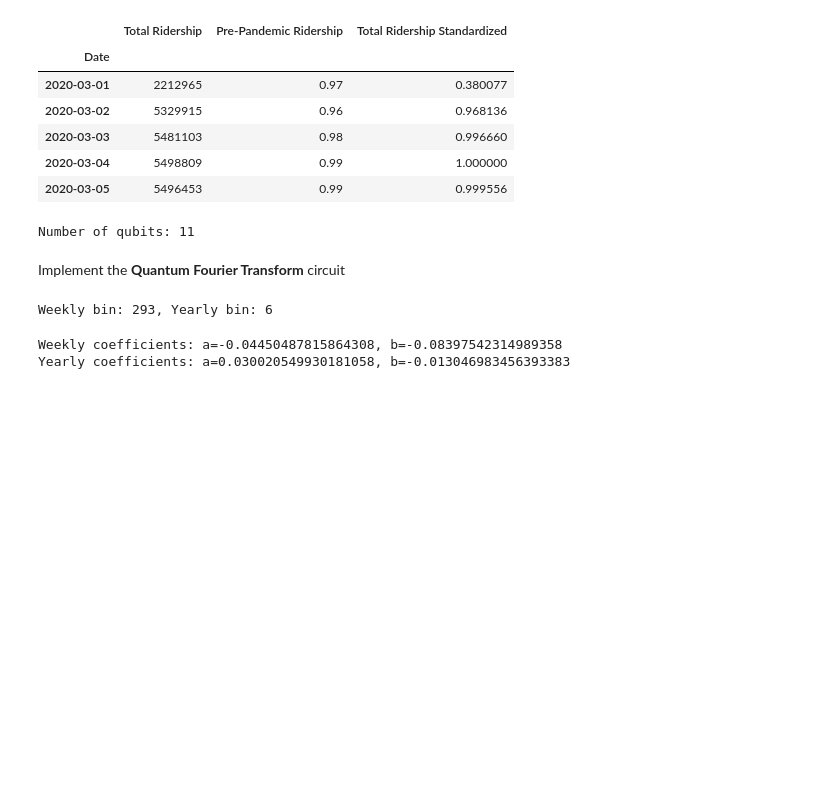
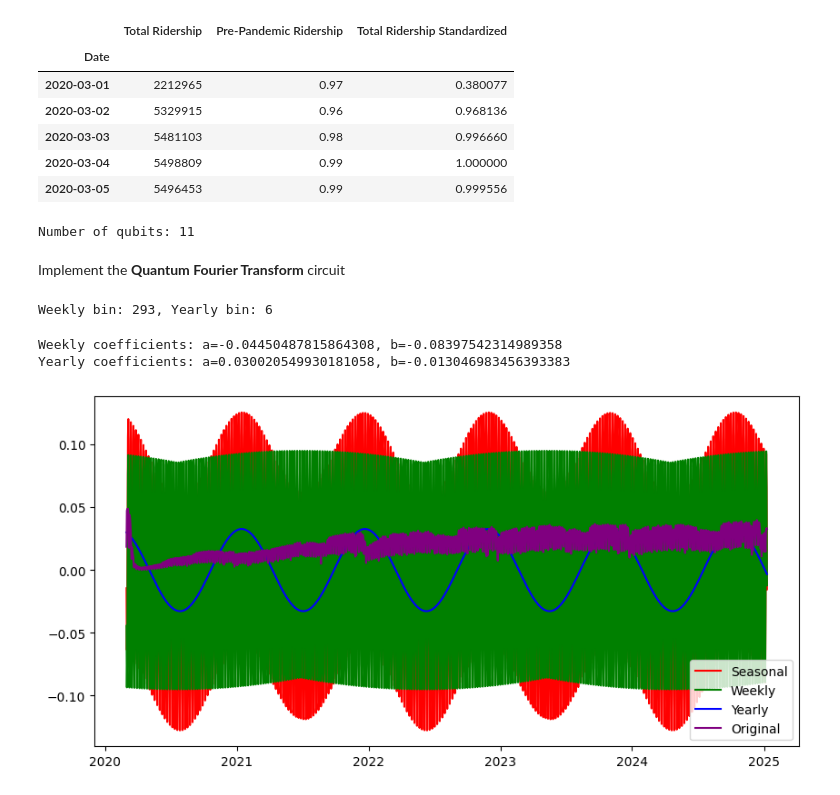
Before and after one commit to Raiden-Makoto/ScaryVirus, a Jupyter notebook: QTBATS.ipynb, the cells around one changed output. Saved outputs shown, nothing was run; the diff lists cells and outputs as text; code cells hidden in the pictures; blank space fills up the shorter version.

Commit message:
graphed qfft

```diff
--- a/QTBATS.ipynb
+++ b/QTBATS.ipynb
@@ -81,3 +81,22 @@ print(f"Yearly coefficients: a={a_yearly}, b={b_yearly}")
 # %% [output]
 Weekly coefficients: a=-0.04450487815864308, b=-0.08397542314989358
 Yearly coefficients: a=0.030020549930181058, b=-0.013046983456393383
+# %%
+def reconstructSeason(a, b, K, N, L):
+    t = np.arange(L)
+    return a * np.cos(2 * np.pi * K * t / N) + b * np.sin(2 * np.pi * K * t / N)
+# %%
+weekly_curve = reconstructSeason(a_weekly, b_weekly, weekly_bin, N, len(df))
+yearly_curve = reconstructSeason(a_yearly, b_yearly, yearly_bin, N, len(df))
+# %%
+seasonal_curve = weekly_curve + yearly_curve
+# %%
+plt.figure(figsize=(10, 5))
+plt.plot(df.index, seasonal_curve, label='Seasonal', color='red')
+plt.plot(df.index, weekly_curve, label='Weekly', color='green')
+plt.plot(df.index, yearly_curve, label='Yearly', color='blue')
+plt.plot(df.index, y[:len(df)], label='Original', color='purple')
+plt.legend()
+plt.show()
+# %% [output]
+[figure, added]
```
